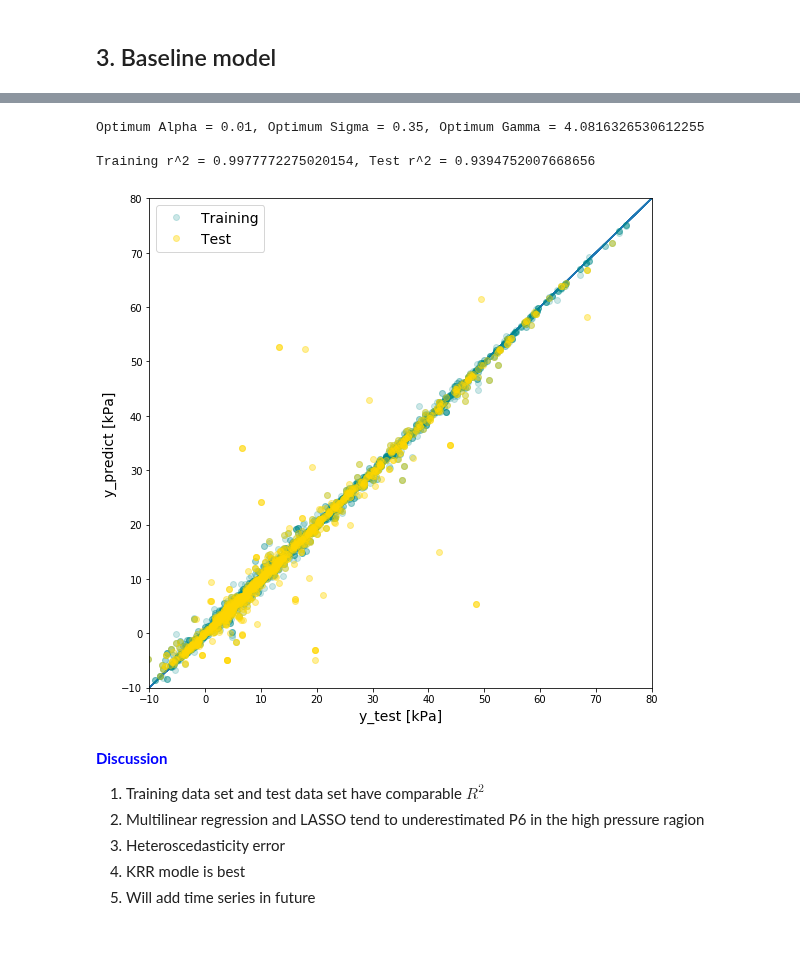
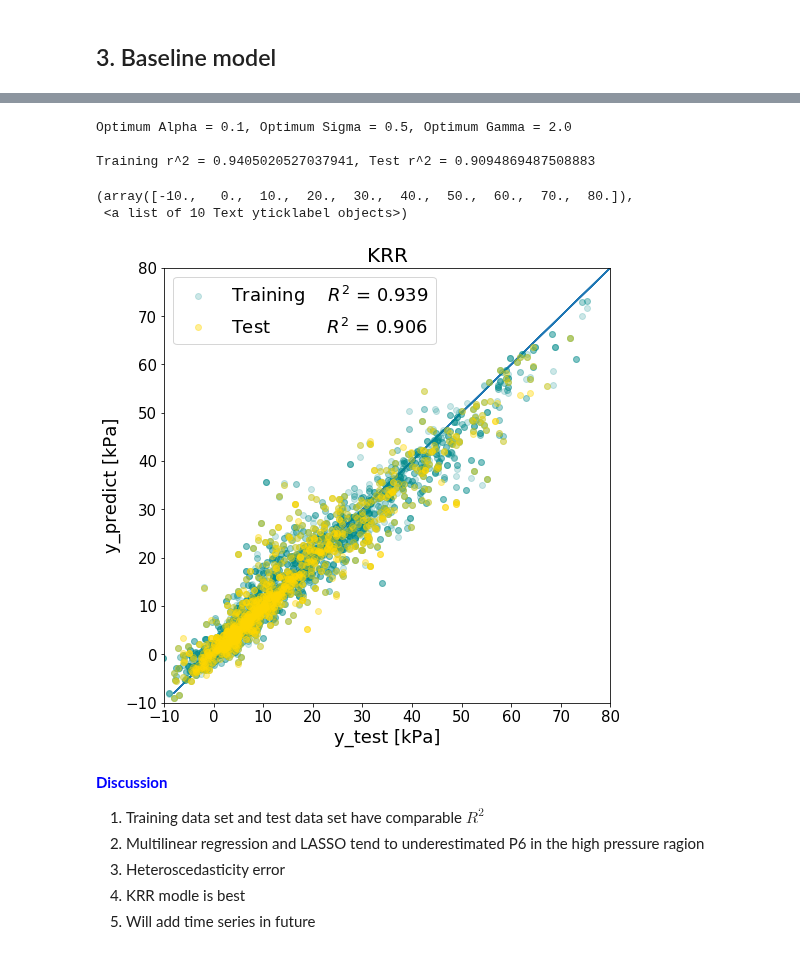
Before and after one commit to triton-wolfe/CHbE-6745-4745-Group-Project, a Jupyter notebook: Group_Project.ipynb, the cells around one changed output, grey strips where cells are left out. Cells and saved outputs as stored; diff of their text form; code cells hidden in the pictures.

```diff
--- a/Group_Project.ipynb
+++ b/Group_Project.ipynb
@@ -303,9 +314,12 @@ Training r^2 = 0.6019028754363295, Test r^2 = 0.6147395476628581
 # %%
 ########################################## Baseline model 3 #################################################################
 ###################### Kernel Ridge Regression - l2 norm regularization
+
 from sklearn.model_selection import GridSearchCV
-alphas = np.array([1e-3, 1e-2, 1e-1, 1])
-sigmas = np.array([0.1, 0.2, 0.35, 0.60, 1])
+# alphas = np.array([1e-3, 1e-2, 1e-1, 1])
+# sigmas = np.array([0.1, 0.2, 0.35, 0.60, 1])
+alphas = np.array([0.1, 0.5, 1, 10])
+sigmas = np.array([0.1, 0.5, 1, 10])
 gammas = 1. / 2 / sigmas**2
 
 from sklearn.kernel_ridge import KernelRidge
@@ -326,22 +340,28 @@ print('\nTraining r^2 = {}, Test r^2 = {}\n\n'.format(r2_train, r2_test))
 model = KernelRidge(alpha = optAlpha, kernel = 'rbf', gamma=optGamma).fit(X_train, y_train)
 y_hat_test = model.predict(X_test)
 y_hat_train = model.predict(X_train)
-
-fig, ax = plt.subplots(figsize = (9, 9))
-ax.plot(y_test, y_test, '-')
-ax.plot(y_train, y_hat_train, 'o', label = 'Training', color='darkcyan', alpha = 0.2)
-ax.plot(y_test, y_hat_test, 'o', label = 'Test', color='gold', alpha = 0.4)
-plt.xlim(-10, 80)
-plt.ylim(-10, 80)
-ax.set_xlabel('y_test [kPa]', fontsize = 14)
-ax.set_ylabel('y_predict [kPa]', fontsize = 14)
-plt.legend(loc = 2, fontsize = 14)
-#plt.savefig('parity_KRR.png', transparent=True, bbox_inches="tight")
 # %% [output]
-Optimum Alpha = 0.01, Optimum Sigma = 0.35, Optimum Gamma = 4.0816326530612255
+Optimum Alpha = 0.1, Optimum Sigma = 0.5, Optimum Gamma = 2.0
 
-Training r^2 = 0.9977772275020154, Test r^2 = 0.9394752007668656
+Training r^2 = 0.9405020527037941, Test r^2 = 0.9094869487508883
-[figure, removed]
+# %%
+fig, ax = plt.subplots(figsize = (8,8))
+ax.plot(y_test, y_test, '-')
+ax.plot(y_train, y_hat_train, 'o', label = 'Training    $R^2$ = 0.939', color='darkcyan', alpha = 0.2)
+ax.plot(y_test, y_hat_test, 'o', label = 'Test          $R^2$ = 0.906', color='gold', alpha = 0.4)
+plt.xlim(-10, 80)
+plt.ylim(-10, 80)
+ax.set_xlabel('y_test [kPa]', fontsize = 18)
+ax.set_ylabel('y_predict [kPa]', fontsize = 18)
+ax.set_title('KRR', fontsize=20)
+plt.legend(loc = 2, fontsize = 18)
+plt.xticks(fontsize=15); plt.yticks(fontsize=15)
+
+#plt.savefig('parity_KRR.png', transparent=True, bbox_inches="tight")
+# %% [output]
+(array([-10.,   0.,  10.,  20.,  30.,  40.,  50.,  60.,  70.,  80.]),
+ <a list of 10 Text yticklabel objects>)
+[figure, added]
 # %% [markdown]
 <font color=blue>**Discussion**</font>
 
```
Also changed, not shown: parts of 8 cells of this notebook.
